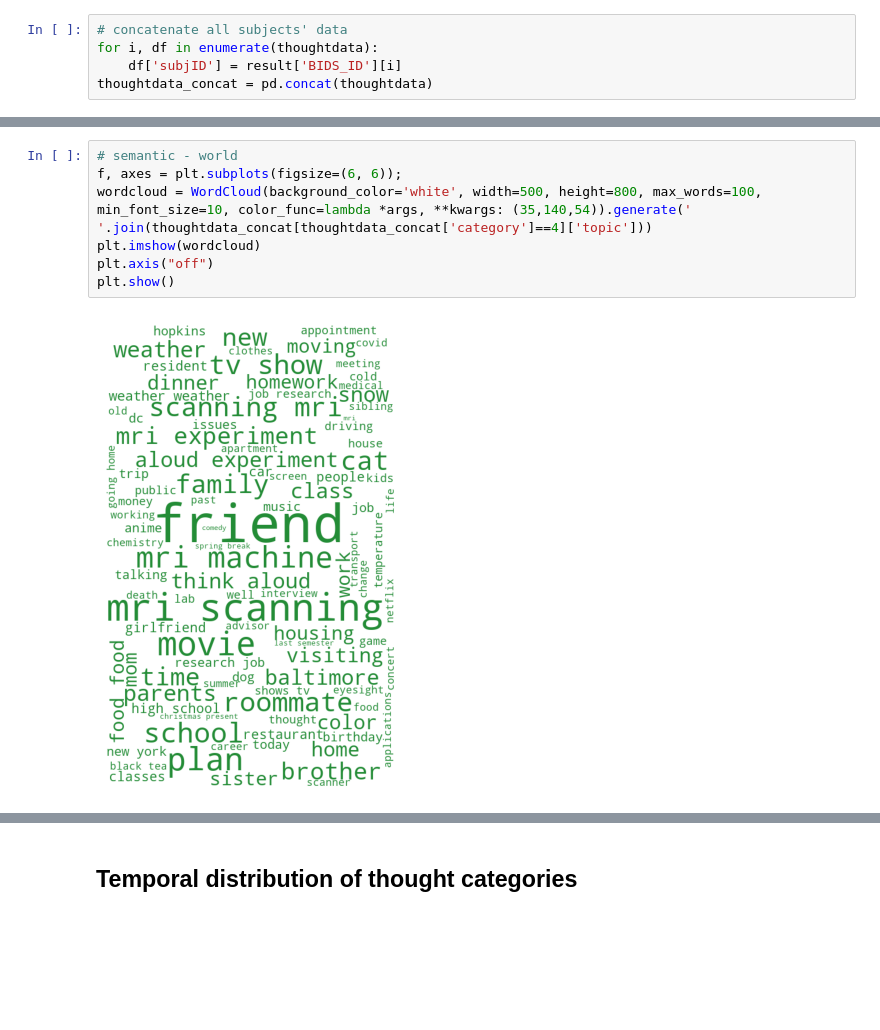
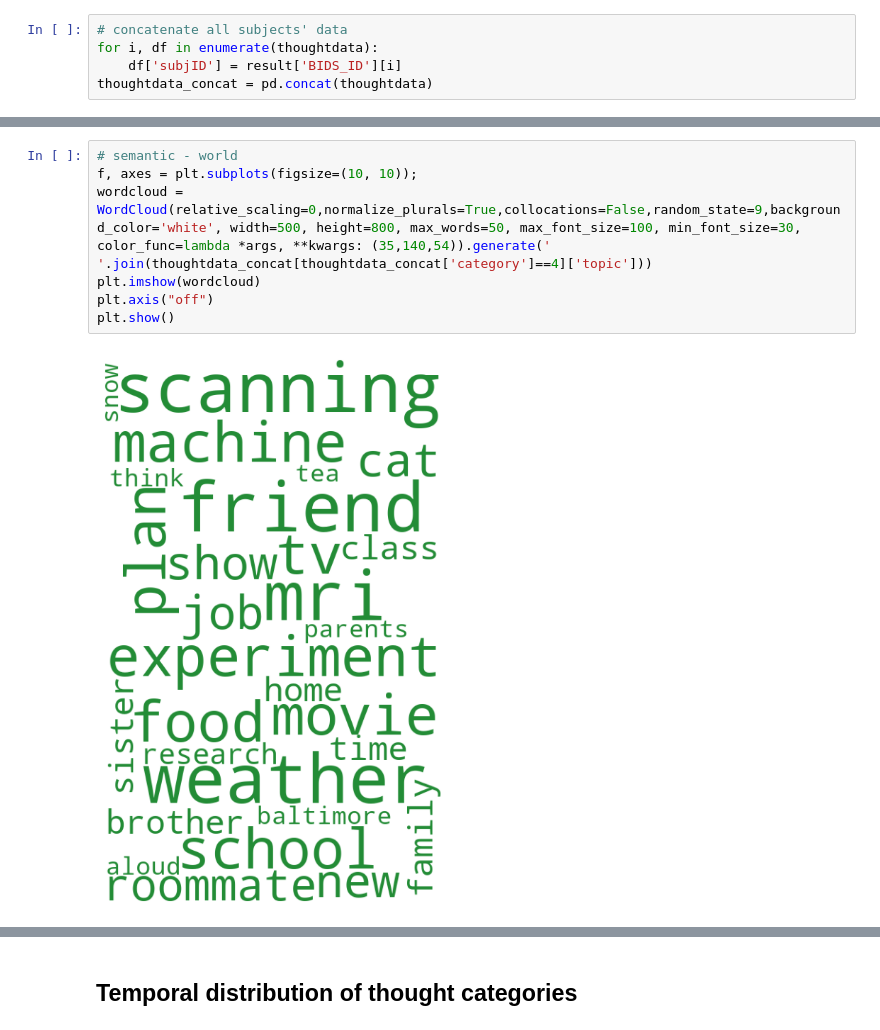
Before and after one commit to Lee-Memory-Cognition-Lab/thinkaloud_paper, a Jupyter notebook: thinkaloud_behavior_analysis.ipynb, the cells around one changed output, grey strips where cells are left out. Cells and saved outputs as stored; diff of their text form; blank space fills up the shorter version.

```diff
--- a/thinkaloud_behavior_analysis.ipynb
+++ b/thinkaloud_behavior_analysis.ipynb
@@ -104,11 +105,11 @@ plt.show()
 # %%
 # semantic - world
-f, axes = plt.subplots(figsize=(6, 6));
-wordcloud = WordCloud(background_color='white', width=500, height=800, max_words=100, min_font_size=10, color_func=lambda *args, **kwargs: (35,140,54)).generate(' '.join(thoughtdata_concat[thoughtdata_concat['category']==4]['topic']))
+f, axes = plt.subplots(figsize=(10, 10));
+wordcloud = WordCloud(relative_scaling=0,normalize_plurals=True,collocations=False,random_state=9,background_color='white', width=500, height=800, max_words=50, max_font_size=100, min_font_size=30, color_func=lambda *args, **kwargs: (35,140,54)).generate(' '.join(thoughtdata_concat[thoughtdata_concat['category']==4]['topic']))
 plt.imshow(wordcloud)
 plt.axis("off")
 plt.show()
 # %% [output]
-[figure, old version]
+[figure, new version]
 # %%
 # future
```
Also changed, not shown: parts of 4 cells of this notebook.
